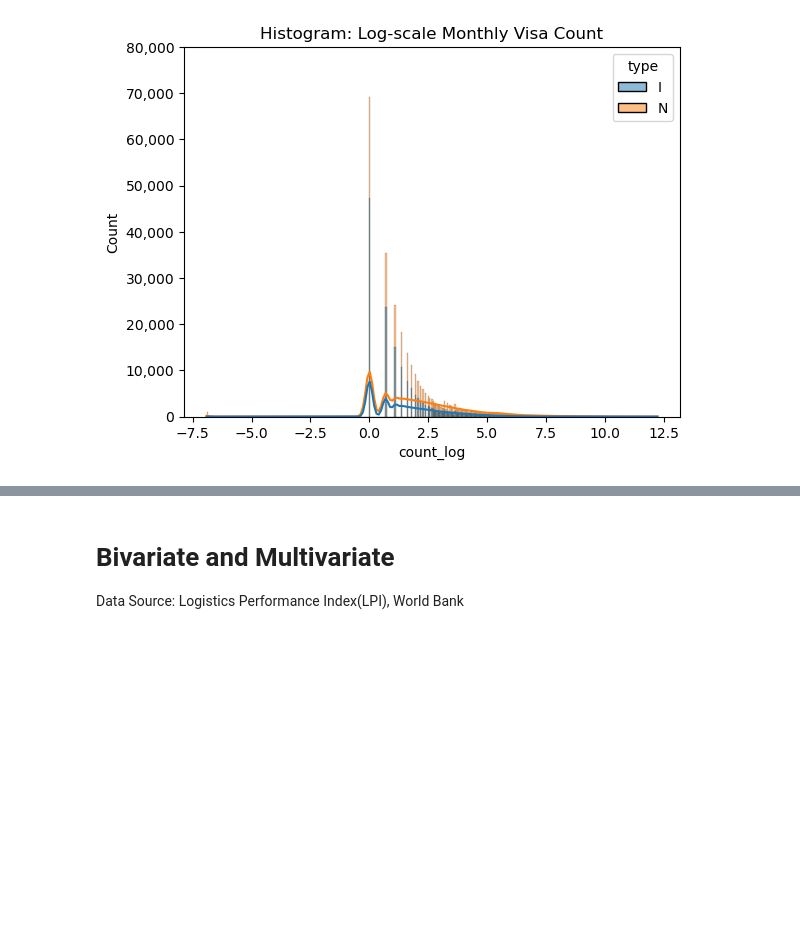
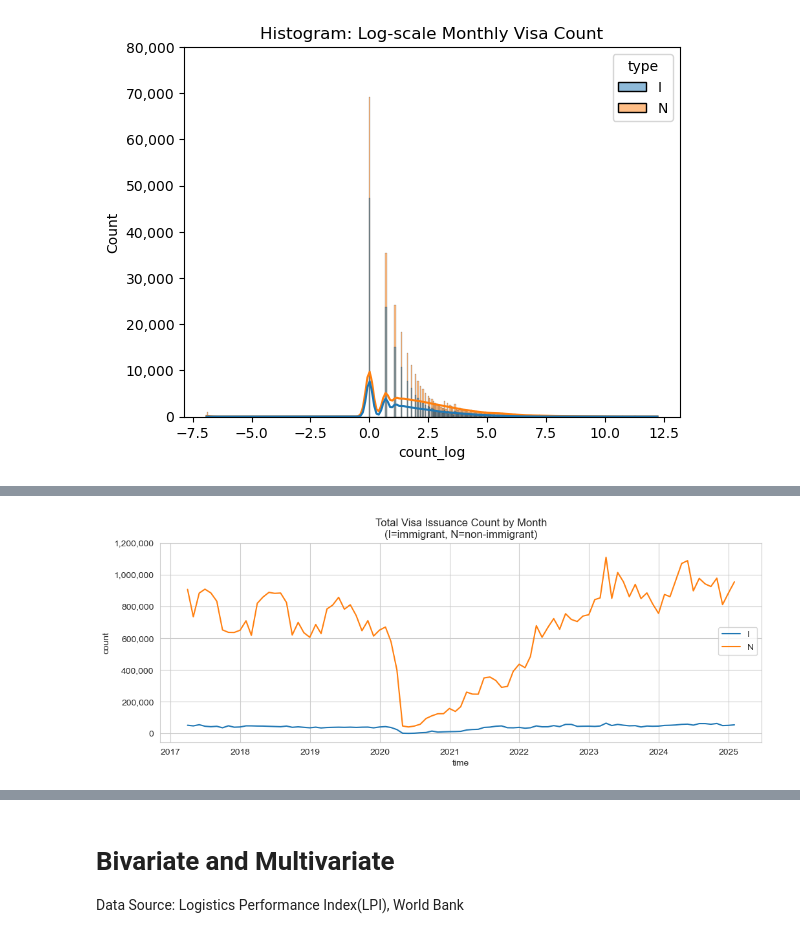
Before and after one commit to tiangenglu/data_visualization, a Jupyter notebook: 2025-04-02_useful_figures.ipynb, the cells around one changed output, grey strips where cells are left out. Saved outputs shown, nothing was run; the diff lists cells and outputs as text; code cells hidden in the pictures; blank space fills up the shorter version.

Commit message:
line plot w/ data point label

```diff
--- a/2025-04-02_useful_figures.ipynb
+++ b/2025-04-02_useful_figures.ipynb
@@ -76,0 +79,3 @@ plt.show()
+# %%
+df_sum_by_time=df.pivot_table(index=['time','type'],values = 'count', aggfunc='sum').reset_index()
+df_sum_by_time.head(4)
@@ -76,0 +88,13 @@ plt.show()
+# %%
+plt.figure(figsize=(12, 4))
+sns.lineplot(data=df_sum_by_time, x='time', y='count', hue='type')
+current_values = plt.gca().get_yticks()
+# visa count is non-negative, limit the yticks to 0 and above
+plt.yticks(current_values[current_values >=0]) # add this step to avoid warning
+plt.gca().set_yticklabels(['{:,.0f}'.format(y) for y in current_values[current_values >=0]])
+# set legend box location
+plt.legend(bbox_to_anchor=(1, 0.6))
+plt.title('Total Visa Issuance Count by Month\n(I=immigrant, N=non-immigrant)')
+plt.show()
+# %% [output]
+[figure, added]
```
Also changed, not shown: parts of 19 cells of this notebook.
